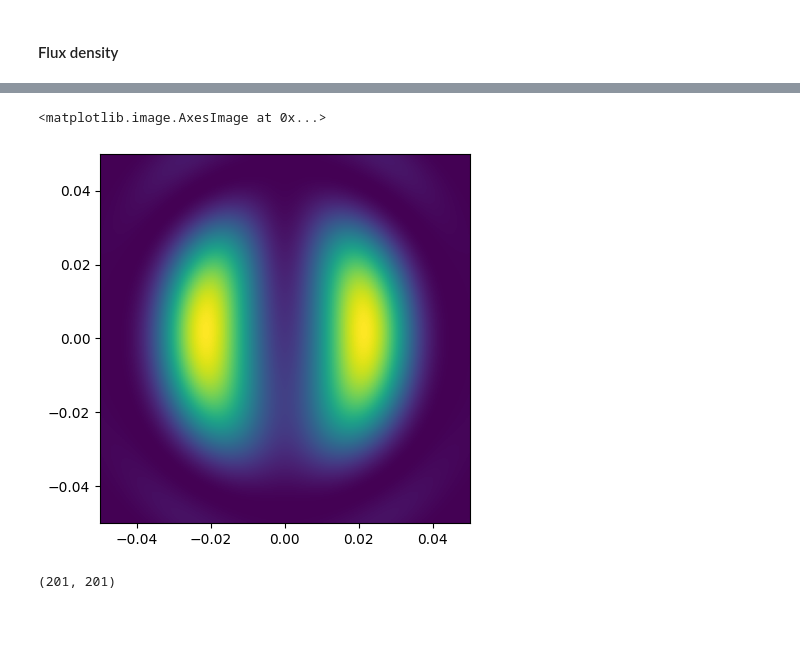
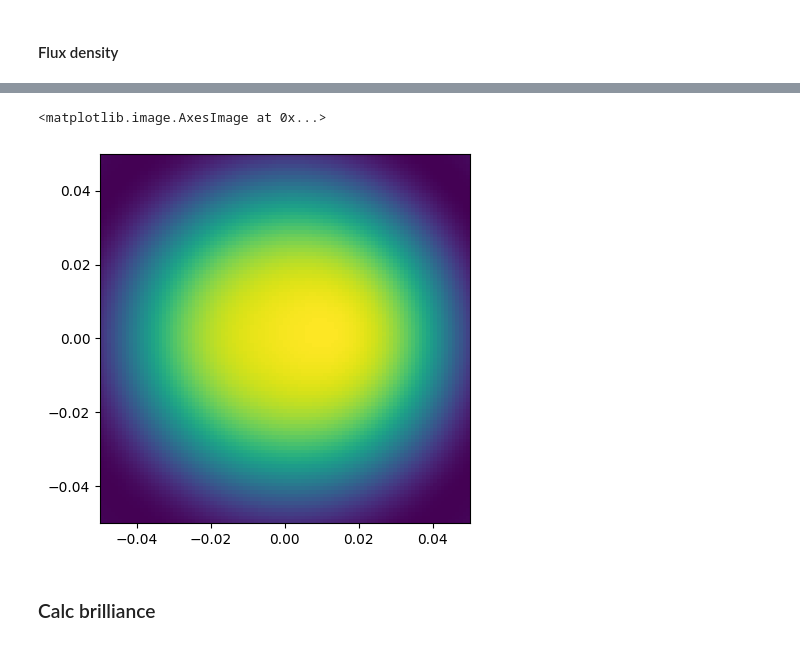
Before and after one commit to lnls-ids/spectrainterface, a Jupyter notebook: tutorial_spectra_interface.ipynb, the cells around one changed output, grey strips where cells are left out. Drawn from its saved outputs; the diff is of its cells as text; code cells hidden in the pictures.

Commit message:
first tests with brilliance calculations

```diff
--- a/tutorial_spectra_interface.ipynb
+++ b/tutorial_spectra_interface.ipynb
@@ -204,7 +199,7 @@ Text(0.5, 0, 'Energy [eV]')
 # %%
 period = 18
 bx_peak = 0.25
-by_peak = 1
+by_peak = 0.25
 id_length = 0.4
 beam = Beam(3)
 gamma = beam.gamma
@@ -214,13 +209,13 @@ spectra = SpectraInterface()
 spectra.accelerator.set_low_beta_section()
 
 #  Select horizontal undulator as source
-spectra.calc_flux.source_type = (
-    spectra.calc_flux.SourceType.vertical_figure8_undulator
+spectra.calc.source_type = (
+    spectra.calc.SourceType.figure8_undulator
 )
 
-spectra.calc_flux.period = period
-spectra.calc_flux.bx_peak = bx_peak
-spectra.calc_flux.by_peak = by_peak
-spectra.calc_flux.id_length = id_length
+spectra.calc.period = period
+spectra.calc.bx_peak = bx_peak
+spectra.calc.by_peak = by_peak
+spectra.calc.id_length = id_length
 # %%
 sf = SourceFunctions()
@@ -295,15 +293,16 @@ elapsed time: 13.0 s
 # %%
-spectra.calc_flux.indep_var = spectra.calc_flux.CalcConfigs.Variable.mesh_xy
-spectra.calc_flux.output_type = (
-    spectra.calc_flux.CalcConfigs.Output.flux_density
+spectra.calc.indep_var = spectra.calc.CalcConfigs.Variable.mesh_xy
+spectra.calc.output_type = (
+    spectra.calc.CalcConfigs.Output.flux_density
 )
+spectra.calc.distance_from_source = 1
 spectra.accelerator.zero_emittance = True
 spectra.accelerator.zero_energy_spread = True
-spectra.calc_flux.target_energy = 3523
-spectra.calc_flux.x_range = [-0.05, 0.05]
-spectra.calc_flux.y_range = [-0.05, 0.05]
-spectra.calc_flux.x_nr_pts = 201
-spectra.calc_flux.y_nr_pts = 201
-spectra.calc_flux.set_config()
-spectra.calc_flux.run_calculation()
+spectra.calc.target_energy = 3294/2
+spectra.calc.x_range = [-0.05, 0.05]
+spectra.calc.y_range = [-0.05, 0.05]
+spectra.calc.x_nr_pts = 101
+spectra.calc.y_nr_pts = 101
+spectra.calc.set_config()
+spectra.calc.run_calculation()
 # %% [output]
@@ -311,15 +310,11 @@ elapsed time: 8.1 s
 # %%
-x = spectra.calc_flux.output_variables[0, :]
-y = spectra.calc_flux.output_variables[1, :]
+x = spectra.calc.x
+y = spectra.calc.y
 
-flux = spectra.calc_flux.output_data[0, :]
-flux = np.reshape(flux, (len(x), len(y)))
-flux = np.flip(flux, axis=0)
+flux = spectra.calc.flux
 plt.imshow(flux, extent=[x[0], x[-1], y[0], y[-1]])
 # %% [output]
 <matplotlib.image.AxesImage at 0x...>
-[figure, old version]
+[figure, new version]
-# %%
-flux.shape
-# %% [output]
-(201, 201)
+# %% [markdown]
+### Calc brilliance
```
Also changed, not shown: parts of 17 cells of this notebook, 2 other files.
